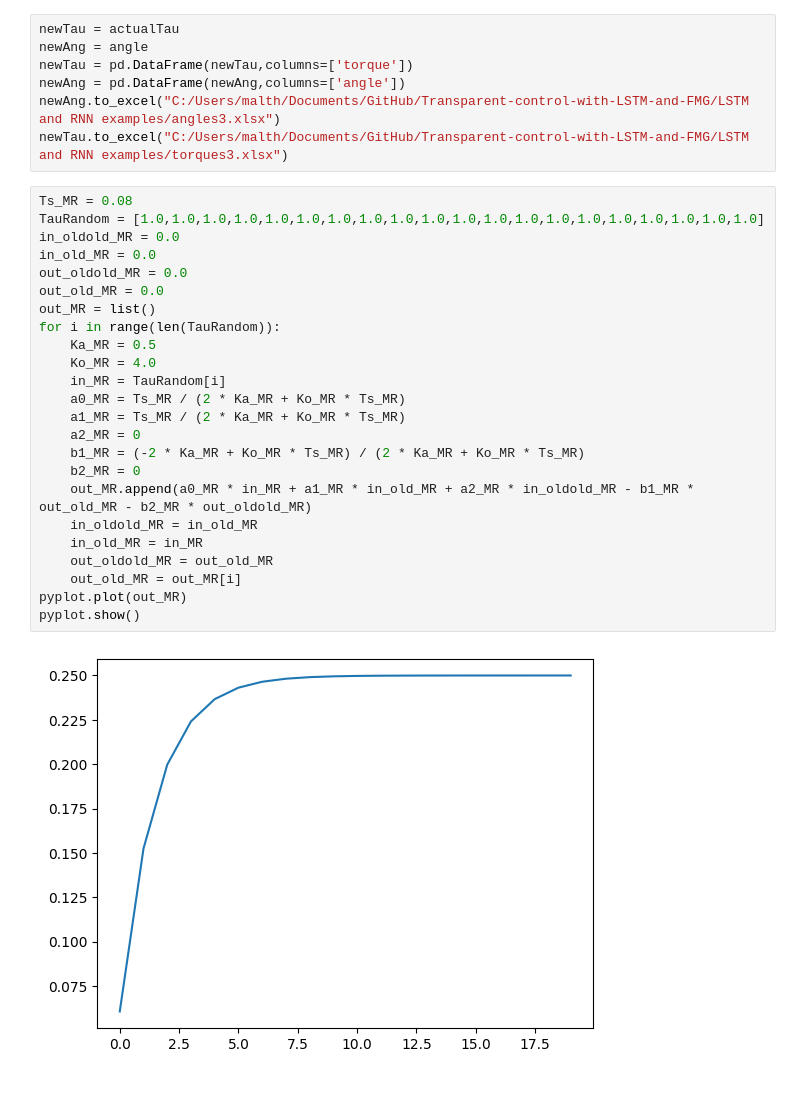
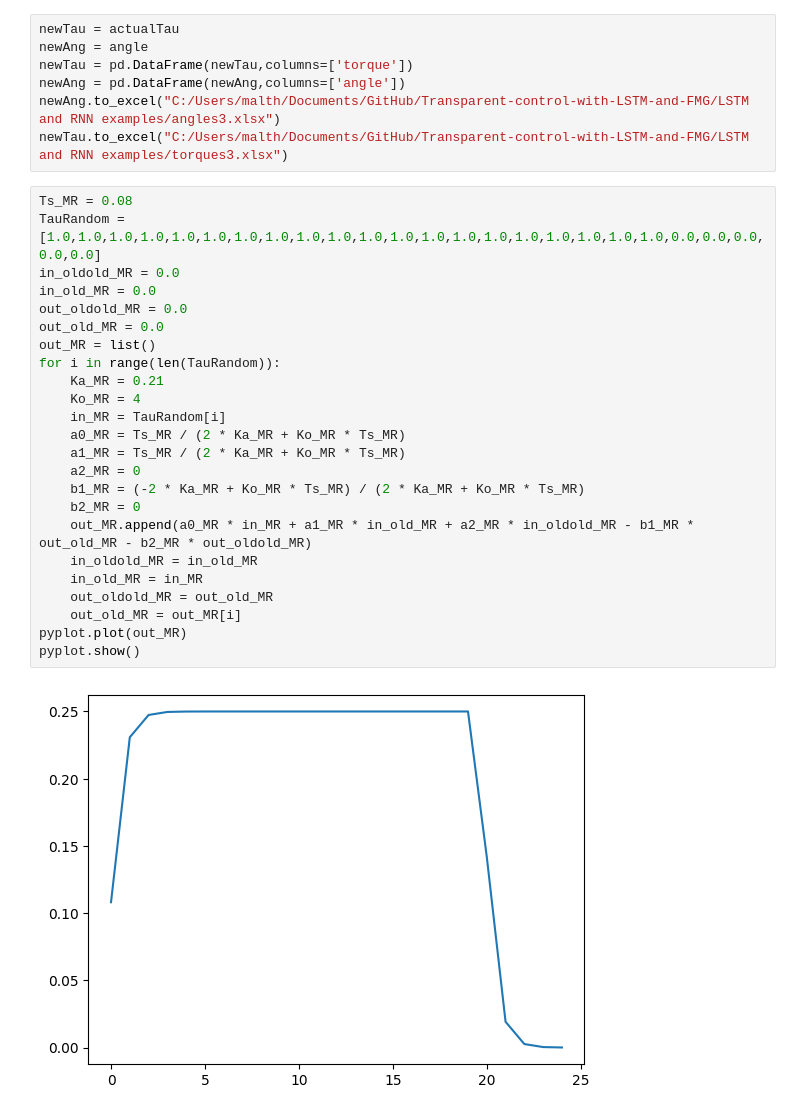
Before and after one commit to StackMonkey/Transparent-control-with-LSTM-and-FMG, a Jupyter notebook: LSTM and RNN examples/LSTMExample2.ipynb, the cells around one changed output. Saved outputs shown, nothing was run; the diff lists cells and outputs as text.

```diff
--- a/LSTM and RNN examples/LSTMExample2.ipynb
+++ b/LSTM and RNN examples/LSTMExample2.ipynb
@@ -674,27 +671,27 @@ newAng.to_excel("C:/Users/malth/Documents/GitHub/Transparent-control-with-LSTM-a
 newTau.to_excel("C:/Users/malth/Documents/GitHub/Transparent-control-with-LSTM-and-FMG/LSTM and RNN examples/torques3.xlsx")
 # %%
 Ts_MR = 0.08
-TauRandom = [1.0,1.0,1.0,1.0,1.0,1.0,1.0,1.0,1.0,1.0,1.0,1.0,1.0,1.0,1.0,1.0,1.0,1.0,1.0,1.0]
+TauRandom = [1.0,1.0,1.0,1.0,1.0,1.0,1.0,1.0,1.0,1.0,1.0,1.0,1.0,1.0,1.0,1.0,1.0,1.0,1.0,1.0,0.0,0.0,0.0,0.0,0.0]
 in_oldold_MR = 0.0
 in_old_MR = 0.0
 out_oldold_MR = 0.0
 out_old_MR = 0.0
 out_MR = list()
 for i in range(len(TauRandom)):
-    Ka_MR = 0.5
-    Ko_MR = 4.0
+    Ka_MR = 0.21
+    Ko_MR = 4
     in_MR = TauRandom[i]
     a0_MR = Ts_MR / (2 * Ka_MR + Ko_MR * Ts_MR)
     a1_MR = Ts_MR / (2 * Ka_MR + Ko_MR * Ts_MR)
     a2_MR = 0
     b1_MR = (-2 * Ka_MR + Ko_MR * Ts_MR) / (2 * Ka_MR + Ko_MR * Ts_MR)
     b2_MR = 0
     out_MR.append(a0_MR * in_MR + a1_MR * in_old_MR + a2_MR * in_oldold_MR - b1_MR * out_old_MR - b2_MR * out_oldold_MR)
     in_oldold_MR = in_old_MR
     in_old_MR = in_MR
     out_oldold_MR = out_old_MR
     out_old_MR = out_MR[i]
 pyplot.plot(out_MR)
 pyplot.show()
 # %% [output]
-[figure, old version]
+[figure, new version]
```
Also changed, not shown: parts of 5 cells of this notebook, 2 other files.
